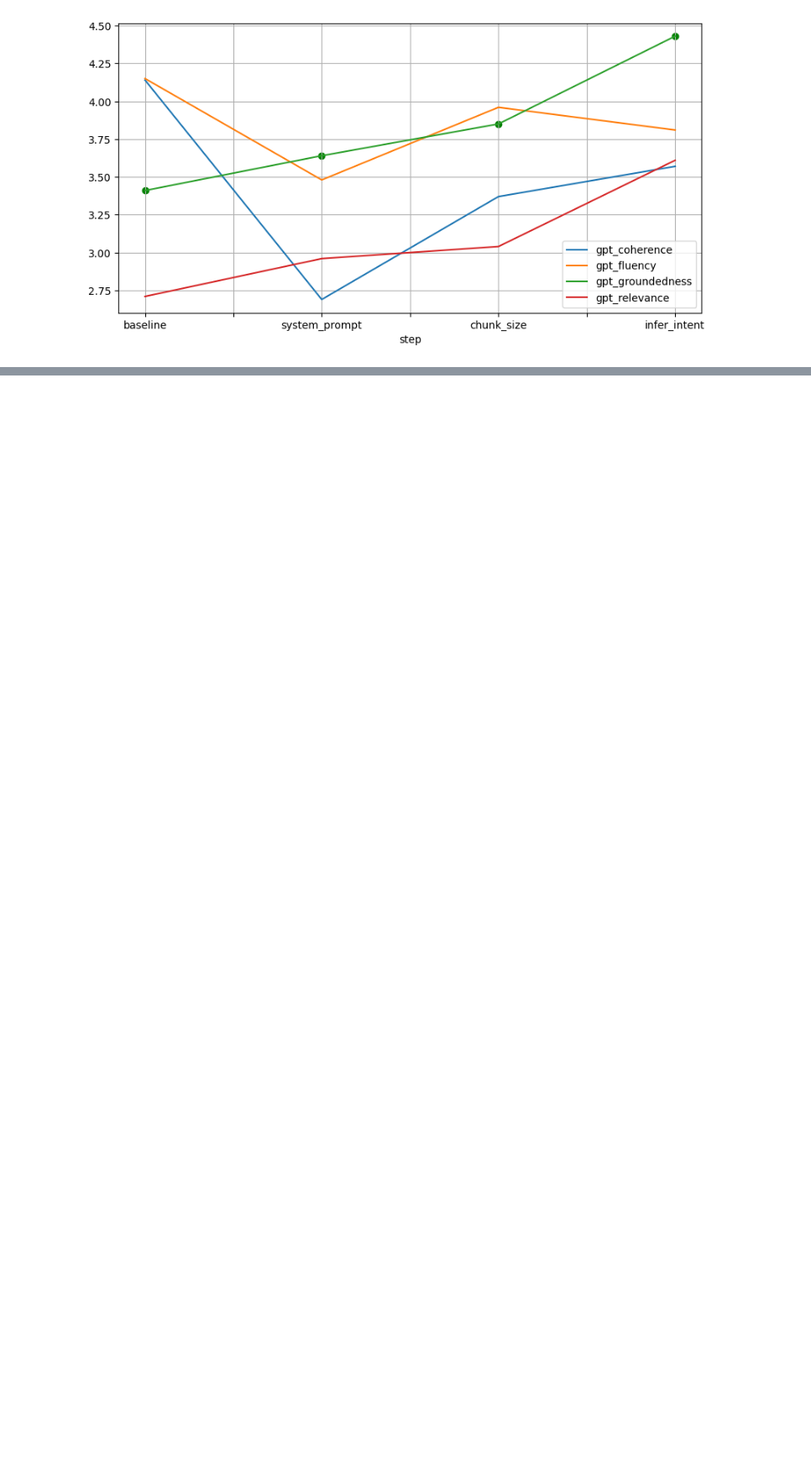
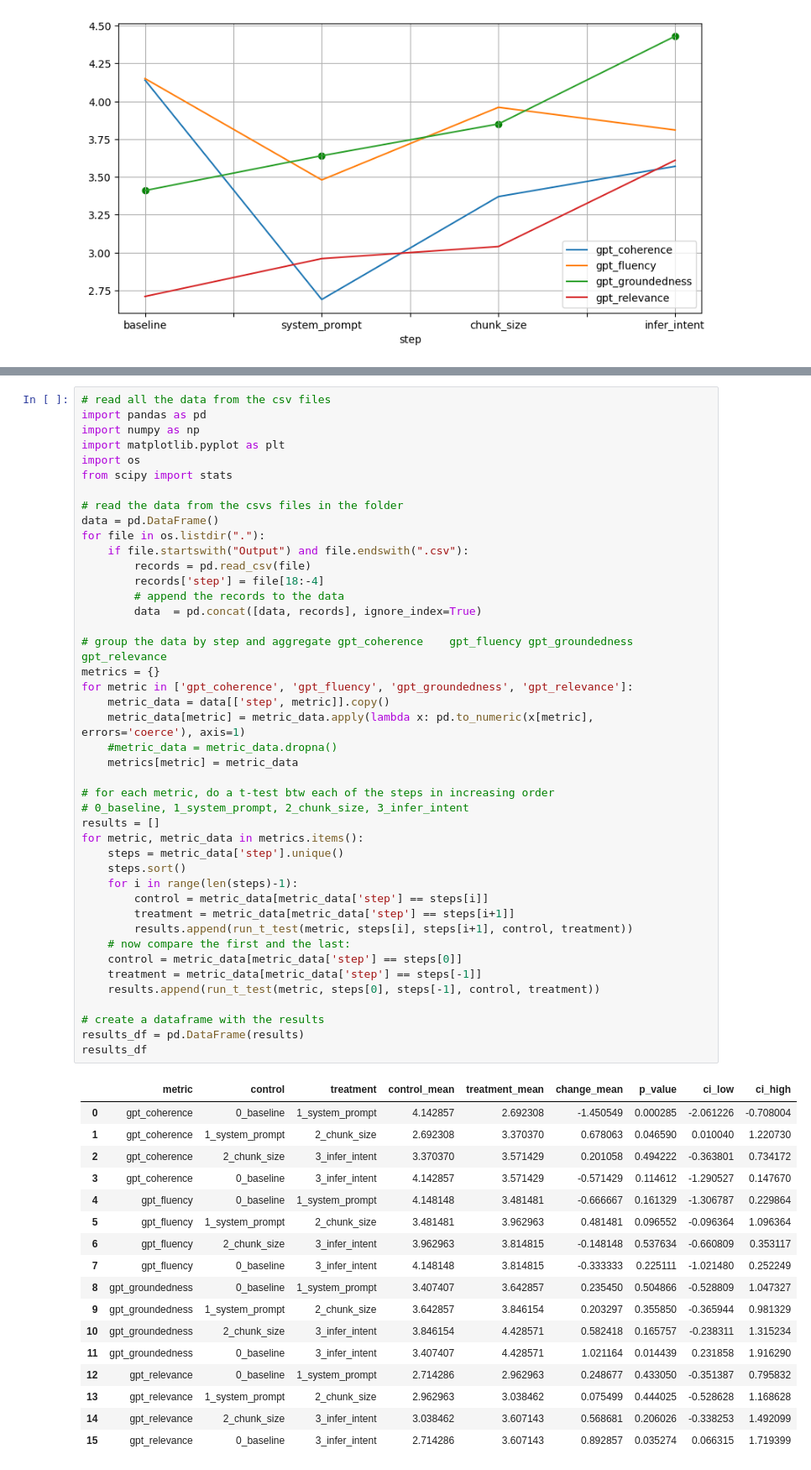
Before and after one commit to bstollnitz/rag-promptflow, a Jupyter notebook: data/eval/stats.ipynb, the cells around one changed output, grey strips where cells are left out. Shown at 84% size. Cells and saved outputs as stored; diff of their text form; blank space fills up the shorter version.

```diff
--- a/data/eval/stats.ipynb
+++ b/data/eval/stats.ipynb
@@ -33,0 +79,61 @@ plt.savefig('metrics.png')
+# %%
+# read all the data from the csv files
+import pandas as pd
+import numpy as np
+import matplotlib.pyplot as plt
+import os
+from scipy import stats
+
+# read the data from the csvs files in the folder
+data = pd.DataFrame()
+for file in os.listdir("."):
+    if file.startswith("Output") and file.endswith(".csv"):
+        records = pd.read_csv(file)
+        records['step'] = file[18:-4]
+        # append the records to the data
+        data  = pd.concat([data, records], ignore_index=True)
+
+# group the data by step and aggregate gpt_coherence	gpt_fluency	gpt_groundedness	gpt_relevance
+metrics = {}
+for metric in ['gpt_coherence', 'gpt_fluency', 'gpt_groundedness', 'gpt_relevance']:
+    metric_data = data[['step', metric]].copy()
+    metric_data[metric] = metric_data.apply(lambda x: pd.to_numeric(x[metric], errors='coerce'), axis=1)
+    #metric_data = metric_data.dropna()
+    metrics[metric] = metric_data
+
+# for each metric, do a t-test btw each of the steps in increasing order
+# 0_baseline, 1_system_prompt, 2_chunk_size, 3_infer_intent
+results = []
+for metric, metric_data in metrics.items():
+    steps = metric_data['step'].unique()
+    steps.sort()
+    for i in range(len(steps)-1):
+        control = metric_data[metric_data['step'] == steps[i]]
+        treatment = metric_data[metric_data['step'] == steps[i+1]]
+        results.append(run_t_test(metric, steps[i], steps[i+1], control, treatment))
+    # now compare the first and the last:
+    control = metric_data[metric_data['step'] == steps[0]]
+    treatment = metric_data[metric_data['step'] == steps[-1]]
+    results.append(run_t_test(metric, steps[0], steps[-1], control, treatment))
+
+# create a dataframe with the results
+results_df = pd.DataFrame(results)
+results_df
+# %% [output]
+|  | metric | control | treatment | control_mean | treatment_mean | change_mean | p_value | ci_low | ci_high |
+| 0 | gpt_coherence | 0_baseline | 1_system_prompt | 4.142857 | 2.692308 | -1.450549 | 0.000285 | -2.061226 | -0.708004 |
+| 1 | gpt_coherence | 1_system_prompt | 2_chunk_size | 2.692308 | 3.370370 | 0.678063 | 0.046590 | 0.010040 | 1.220730 |
+| 2 | gpt_coherence | 2_chunk_size | 3_infer_intent | 3.370370 | 3.571429 | 0.201058 | 0.494222 | -0.363801 | 0.734172 |
+| 3 | gpt_coherence | 0_baseline | 3_infer_intent | 4.142857 | 3.571429 | -0.571429 | 0.114612 | -1.290527 | 0.147670 |
+| 4 | gpt_fluency | 0_baseline | 1_system_prompt | 4.148148 | 3.481481 | -0.666667 | 0.161329 | -1.306787 | 0.229864 |
+| 5 | gpt_fluency | 1_system_prompt | 2_chunk_size | 3.481481 | 3.962963 | 0.481481 | 0.096552 | -0.096364 | 1.096364 |
+| 6 | gpt_fluency | 2_chunk_size | 3_infer_intent | 3.962963 | 3.814815 | -0.148148 | 0.537634 | -0.660809 | 0.353117 |
+| 7 | gpt_fluency | 0_baseline | 3_infer_intent | 4.148148 | 3.814815 | -0.333333 | 0.225111 | -1.021480 | 0.252249 |
+| 8 | gpt_groundedness | 0_baseline | 1_system_prompt | 3.407407 | 3.642857 | 0.235450 | 0.504866 | -0.528809 | 1.047327 |
+| 9 | gpt_groundedness | 1_system_prompt | 2_chunk_size | 3.642857 | 3.846154 | 0.203297 | 0.355850 | -0.365944 | 0.981329 |
+| 10 | gpt_groundedness | 2_chunk_size | 3_infer_intent | 3.846154 | 4.428571 | 0.582418 | 0.165757 | -0.238311 | 1.315234 |
+| 11 | gpt_groundedness | 0_baseline | 3_infer_intent | 3.407407 | 4.428571 | 1.021164 | 0.014439 | 0.231858 | 1.916290 |
+| 12 | gpt_relevance | 0_baseline | 1_system_prompt | 2.714286 | 2.962963 | 0.248677 | 0.433050 | -0.351387 | 0.795832 |
+| 13 | gpt_relevance | 1_system_prompt | 2_chunk_size | 2.962963 | 3.038462 | 0.075499 | 0.444025 | -0.528628 | 1.168628 |
+| 14 | gpt_relevance | 2_chunk_size | 3_infer_intent | 3.038462 | 3.607143 | 0.568681 | 0.206026 | -0.338253 | 1.492099 |
+| 15 | gpt_relevance | 0_baseline | 3_infer_intent | 2.714286 | 3.607143 | 0.892857 | 0.035274 | 0.066315 | 1.719399 |
```
Also changed, not shown: parts of 6 cells of this notebook, 9 other files.
